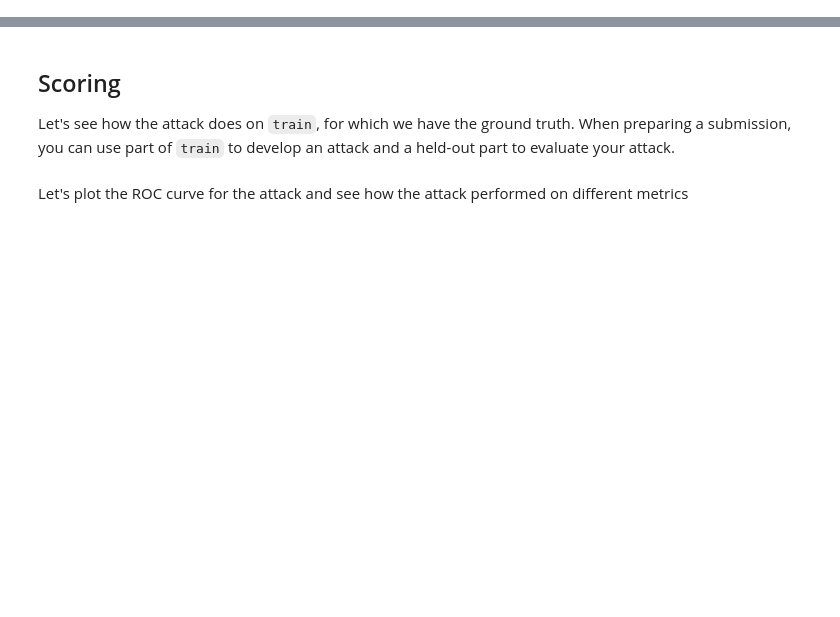
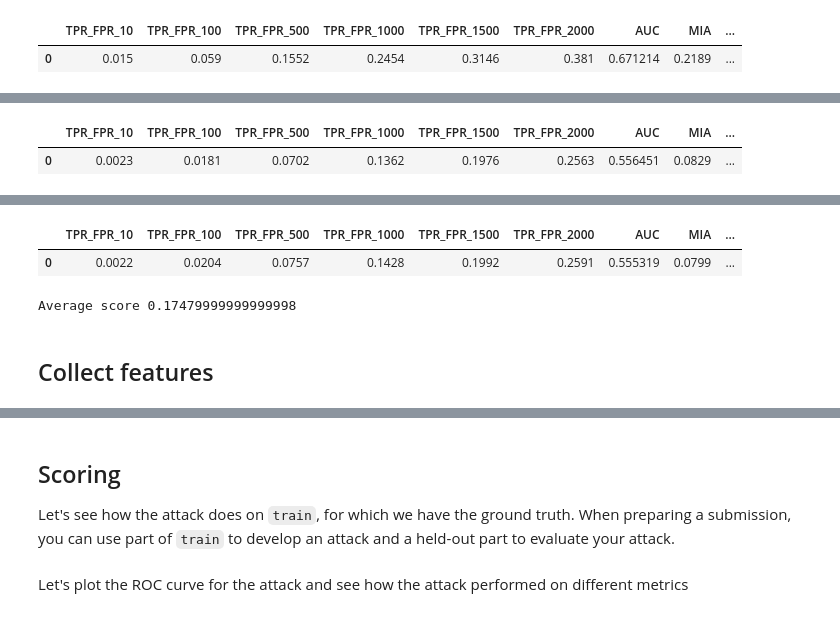
Before and after one commit to iamgroot42/MICO, a Jupyter notebook: starting-kit/purchase100.ipynb, the cells around one changed output, grey strips where cells are left out. Saved outputs shown, nothing was run; the diff lists cells and outputs as text; code cells hidden in the pictures; blank space fills up the shorter version.

```diff
--- a/starting-kit/purchase100.ipynb
+++ b/starting-kit/purchase100.ipynb
@@ -436,0 +627,46 @@ Successfully loaded the Purchase-100 dataset consisting of 197324 records and 60
+# %%
+# Train different meta-classifiers per scenario
+CHALLENGE = "purchase100"
+scenarios = os.listdir(CHALLENGE)
+# depths_ = [8, 8, 8]
+# depths_ = [8, 8, 5] # Works best so far
+# meta_clfs = {x: RandomForestClassifier(max_depth=depths_[ii], n_estimators=200, max_samples=0.8) for ii, x in enumerate(X_for_meta.keys())}
+# meta_clfs = {x: TPOTClassifier(config_dict=new_config, scoring='roc_auc', verbosity=3, n_jobs=18, generations=5, population_size=20, max_time_mins=10) for ii, x in enumerate(X_for_meta.keys())}
+# meta_clfs = {x: TPOTClassifier(config_dict=new_config, scoring='roc_auc', verbosity=2, n_jobs=16, generations=8, population_size=30) for ii, x in enumerate(X_for_meta.keys())}
+# max_time_mins=1, max_eval_time_mins=1, generations=5, population_size=5
+
+# Best so far:
+# meta_clfs = {x: autosklearn.classification.AutoSklearnClassifier(time_left_for_this_task=180, metric=autosklearn.metrics.roc_auc) for ii, x in enumerate(X_for_meta.keys())}
+meta_clfs = {x: autosklearn.classification.AutoSklearnClassifier(time_left_for_this_task=900, resampling_strategy='cv', metric=autosklearn.metrics.roc_auc) for ii, x in enumerate(X_for_meta.keys())}
+
+avg = 0
+use_all = True
+for sc in scenarios:
+    train_split_og, test_split_og = train_test_split(np.arange(100), test_size=20)
+    train_split = np.concatenate([np.arange(200) + 200 * i for i in train_split_og])
+    test_split = np.concatenate([np.arange(200) + 200 * i for i in test_split_og])
+    if use_all:
+        X_train = X_for_meta[sc]
+        X_test  = X_for_meta[sc]
+        y_train = Y_for_meta[sc]
+        y_test  = Y_for_meta[sc]
+    else:
+
+        X_train = X_for_meta[sc][train_split]
+        X_test  = X_for_meta[sc][test_split]
+        y_train = Y_for_meta[sc][train_split]
+        y_test  = Y_for_meta[sc][test_split]
+
+    meta_clfs[sc].fit(X_train, y_train)
+    preds = meta_clfs[sc].predict_proba(X_test)[:, 1]
+    preds_train = meta_clfs[sc].predict_proba(X_train)[:, 1]
+
+    print(f"{sc} AUC (train): {roc_auc_score(y_train, preds_train)}")
+    scores = score(y_test, preds)
+    scores.pop('fpr', None)
+    scores.pop('tpr', None)
+    display(pd.DataFrame([scores]))
+    avg += scores['TPR_FPR_1000']
+
+print("Average score", avg / 3)
+# %% [output]
@@ -436,0 +678,2 @@ Successfully loaded the Purchase-100 dataset consisting of 197324 records and 60
+|  | TPR_FPR_10 | TPR_FPR_100 | TPR_FPR_500 | TPR_FPR_1000 | TPR_FPR_1500 | TPR_FPR_2000 | AUC | MIA | ... |
+| 0 | 0.015 | 0.059 | 0.1552 | 0.2454 | 0.3146 | 0.381 | 0.671214 | 0.2189 | ... |
@@ -436,0 +682,2 @@ Successfully loaded the Purchase-100 dataset consisting of 197324 records and 60
+|  | TPR_FPR_10 | TPR_FPR_100 | TPR_FPR_500 | TPR_FPR_1000 | TPR_FPR_1500 | TPR_FPR_2000 | AUC | MIA | ... |
+| 0 | 0.0023 | 0.0181 | 0.0702 | 0.1362 | 0.1976 | 0.2563 | 0.556451 | 0.0829 | ... |
@@ -436,0 +686,3 @@ Successfully loaded the Purchase-100 dataset consisting of 197324 records and 60
+|  | TPR_FPR_10 | TPR_FPR_100 | TPR_FPR_500 | TPR_FPR_1000 | TPR_FPR_1500 | TPR_FPR_2000 | AUC | MIA | ... |
+| 0 | 0.0022 | 0.0204 | 0.0757 | 0.1428 | 0.1992 | 0.2591 | 0.555319 | 0.0799 | ... |
+Average score 0.17479999999999998
@@ -436,0 +728,2 @@ Successfully loaded the Purchase-100 dataset consisting of 197324 records and 60
+# %% [markdown]
+## Collect features
```
Also changed, not shown: parts of 47 cells of this notebook, 10 other files.
